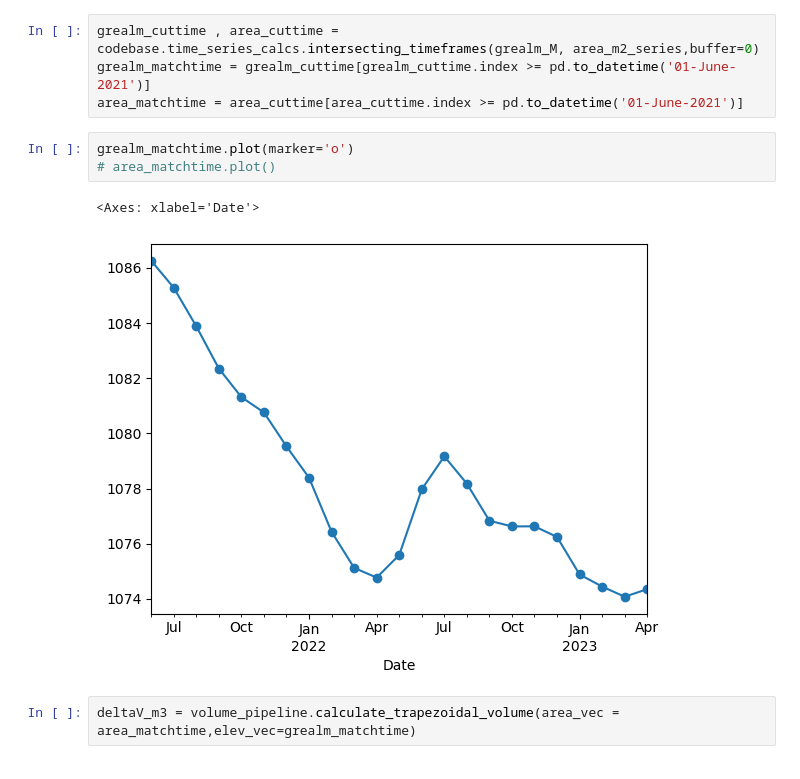
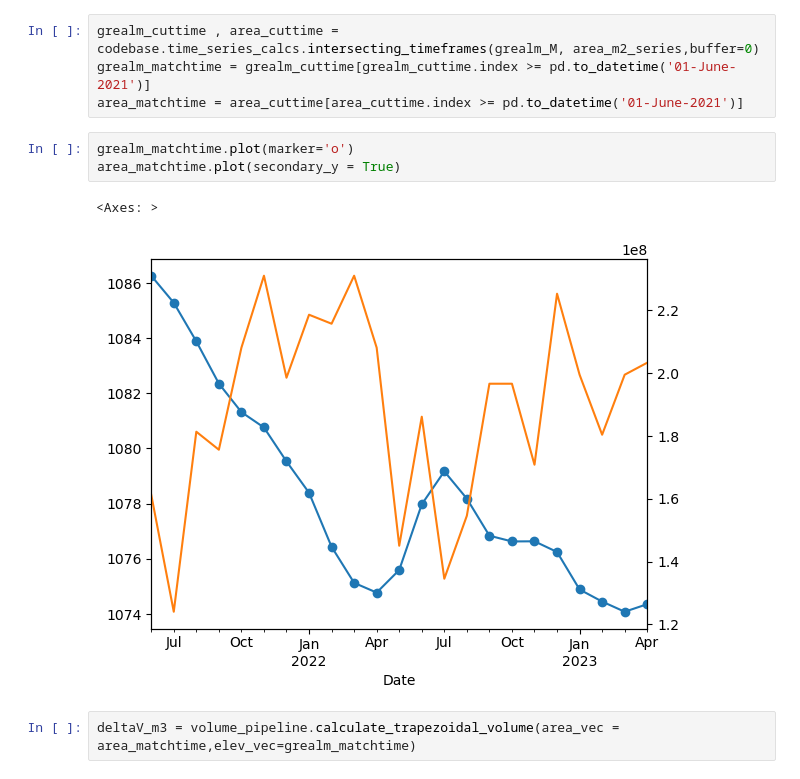
Before and after one commit to ascheliga/CYGNSS-GRACE, a Jupyter notebook: notebooks/local_load_andGREALM.ipynb, the cells around one changed output. Saved outputs shown, nothing was run; the diff lists cells and outputs as text.

Commit message:
added area time series plot

```diff
--- a/notebooks/local_load_andGREALM.ipynb
+++ b/notebooks/local_load_andGREALM.ipynb
@@ -86,10 +82,10 @@ grealm_matchtime = grealm_cuttime[grealm_cuttime.index >= pd.to_datetime('01-Jun
 area_matchtime = area_cuttime[area_cuttime.index >= pd.to_datetime('01-June-2021')]
 # %%
 grealm_matchtime.plot(marker='o')
-# area_matchtime.plot()
+area_matchtime.plot(secondary_y = True)
 # %% [output]
-<Axes: xlabel='Date'>
+<Axes: >
-[figure, old version]
+[figure, new version]
 # %%
 deltaV_m3 = volume_pipeline.calculate_trapezoidal_volume(area_vec = area_matchtime,elev_vec=grealm_matchtime)
 # %%
```
Also changed, not shown: parts of 1 cell of this notebook.
